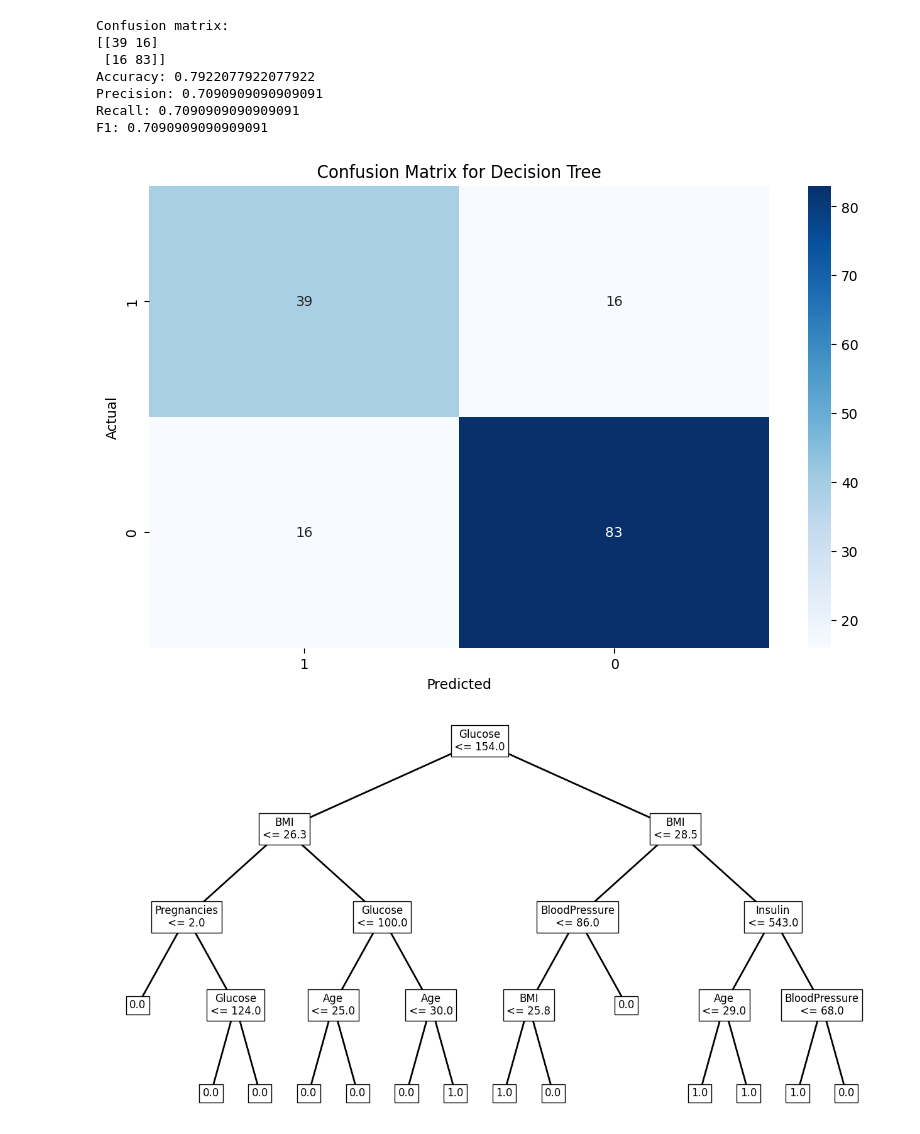
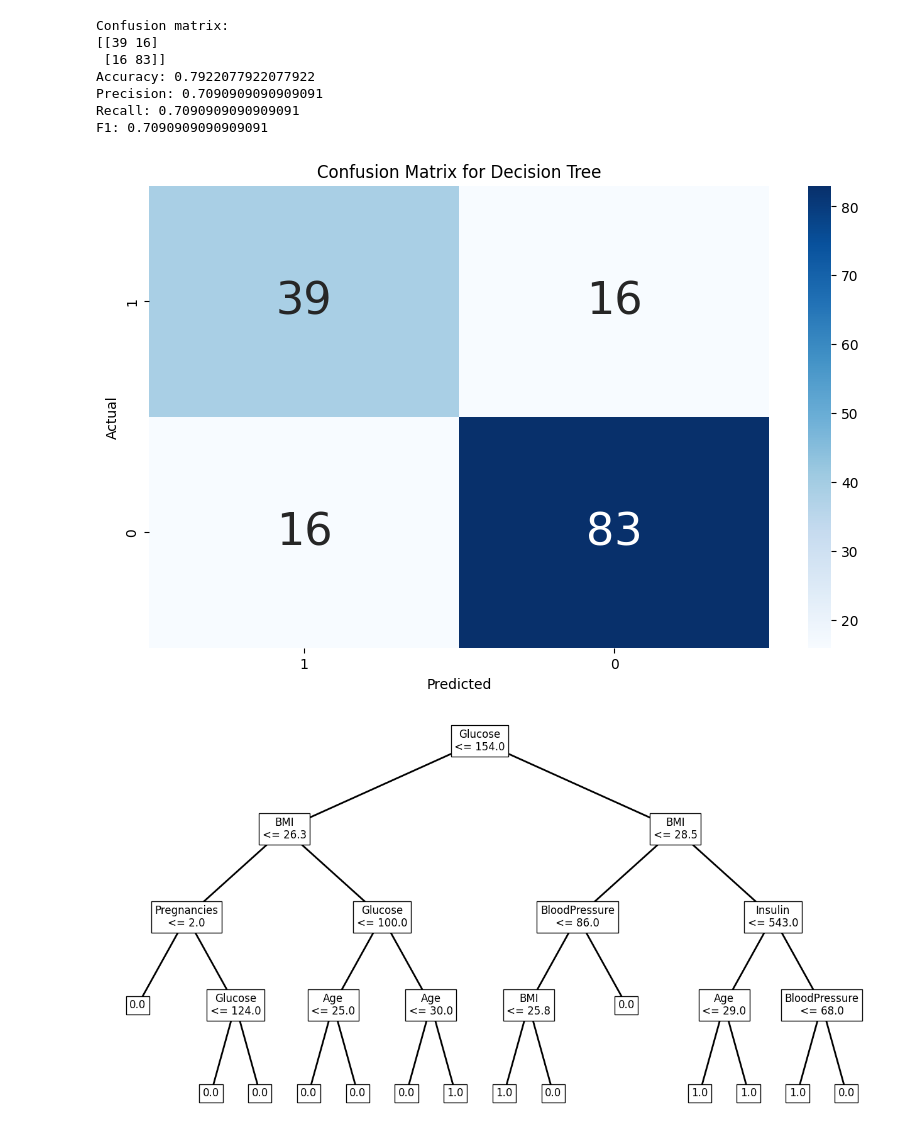
Before and after one commit to omerfarukaydin61/Diabetes-Prediction-with-Machine-Learning, a Jupyter notebook: project.ipynb, the cells around one changed output. Saved outputs shown, nothing was run; the diff lists cells and outputs as text; code cells hidden in the pictures.

Commit message:
made text bigger on conf matrix

```diff
--- a/project.ipynb
+++ b/project.ipynb
@@ -73,17 +73,17 @@ F1: 0.7090909090909091
 # %%
 plt.figure(figsize=(10,6))
 confusion_matrix = classifier.confusion_matrix(y_test, y_pred)
 confusion_matrix[0][0], confusion_matrix[1][1] = confusion_matrix[1][1], confusion_matrix[0][0]
 confusion_matrix[0][1], confusion_matrix[1][0] = confusion_matrix[1][0], confusion_matrix[0][1]
-sns.heatmap(confusion_matrix, annot=True ,fmt='d', cmap='Blues')
+sns.heatmap(confusion_matrix, annot=True ,fmt='d', cmap='Blues',annot_kws={"size": 32})
 plt.xlabel('Predicted')
 plt.ylabel('Actual')
 plt.title('Confusion Matrix for Decision Tree')
 
 plt.gca().invert_xaxis()
 plt.gca().invert_yaxis()
 # %% [output]
-[figure, old version]
+[figure, new version]
 # %%
 from plot_tree import plot_tree
 feature_names = data.columns[:-1]
```
Also changed, not shown: parts of 1 cell of this notebook.
